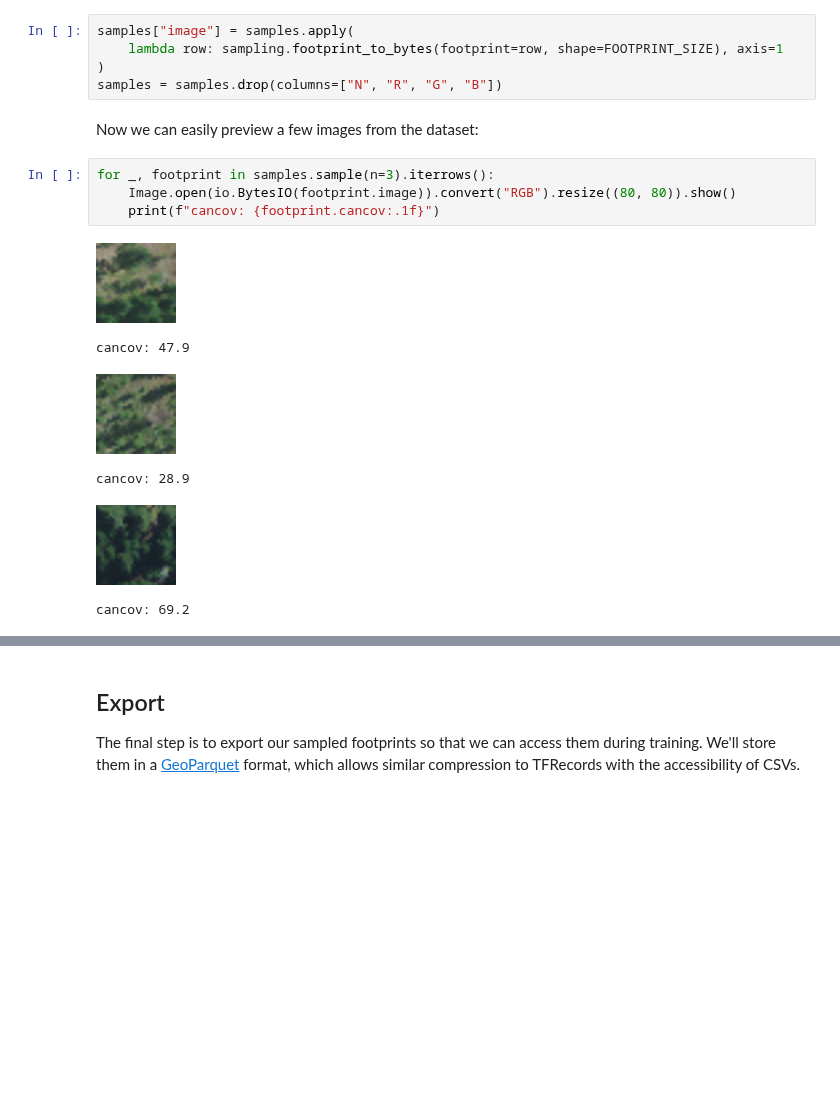
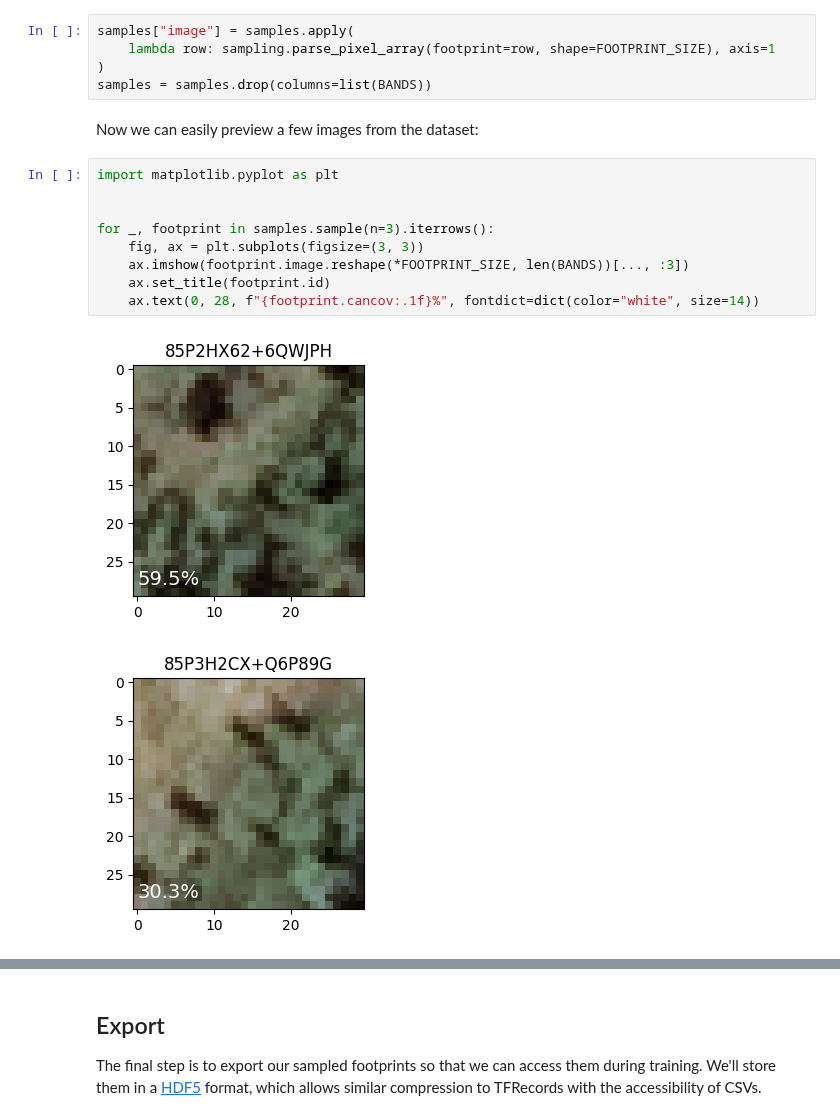
Before and after one commit to lemma-osu/naip-cnn, a Jupyter notebook: notebooks/01_sampling.ipynb, the cells around one changed output, grey strips where cells are left out. Saved outputs shown, nothing was run; the diff lists cells and outputs as text; blank space fills up the shorter version.

```diff
--- a/notebooks/01_sampling.ipynb
+++ b/notebooks/01_sampling.ipynb
@@ -110,18 +110,19 @@ Notice that the NAIP pixels above are stored as band columns with flat arrays of
 # %%
 samples["image"] = samples.apply(
-    lambda row: sampling.footprint_to_bytes(footprint=row, shape=FOOTPRINT_SIZE), axis=1
+    lambda row: sampling.parse_pixel_array(footprint=row, shape=FOOTPRINT_SIZE), axis=1
 )
-samples = samples.drop(columns=["N", "R", "G", "B"])
+samples = samples.drop(columns=list(BANDS))
 # %% [markdown]
 Now we can easily preview a few images from the dataset:
-# %%
-for _, footprint in samples.sample(n=3).iterrows():
-    Image.open(io.BytesIO(footprint.image)).convert("RGB").resize((80, 80)).show()
-    print(f"cancov: {footprint.cancov:.1f}")
-# %% [output]
-[figure, removed]
-cancov: 47.9
-[figure, removed]
-cancov: 28.9
-[figure, removed]
-cancov: 69.2
+# %%
+import matplotlib.pyplot as plt
+
+
+for _, footprint in samples.sample(n=3).iterrows():
+    fig, ax = plt.subplots(figsize=(3, 3))
+    ax.imshow(footprint.image.reshape(*FOOTPRINT_SIZE, len(BANDS))[..., :3])
+    ax.set_title(footprint.id)
+    ax.text(0, 28, f"{footprint.cancov:.1f}%", fontdict=dict(color="white", size=14))
+# %% [output]
+[figure, added]
+[figure, added]
@@ -128,5 +130,5 @@ cancov: 69.2
 # %% [markdown]
 ## Export
 
-The final step is to export our sampled footprints so that we can access them during training. We'll store them in a [GeoParquet](https://geoparquet.org/) format, which allows similar compression to TFRecords with the accessibility of CSVs.
+The final step is to export our sampled footprints so that we can access them during training. We'll store them in a [HDF5](https://en.wikipedia.org/wiki/Hierarchical_Data_Format) format, which allows similar compression to TFRecords with the accessibility of CSVs.
 # %%
```
Also changed, not shown: parts of 7 cells of this notebook, 7 other files.
